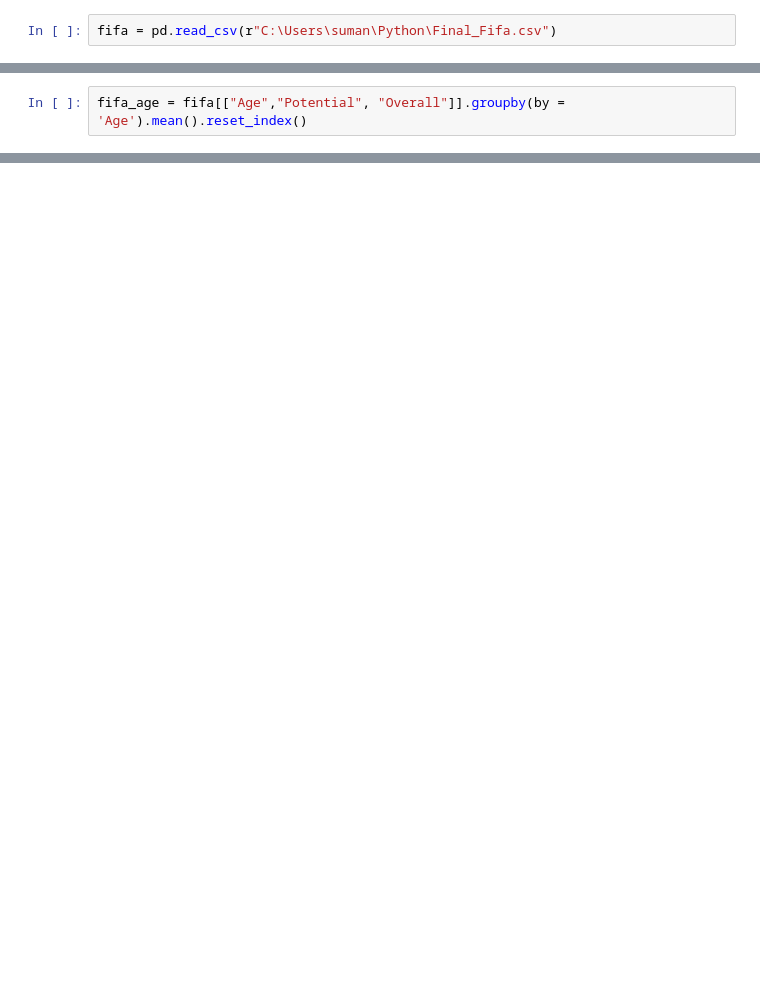
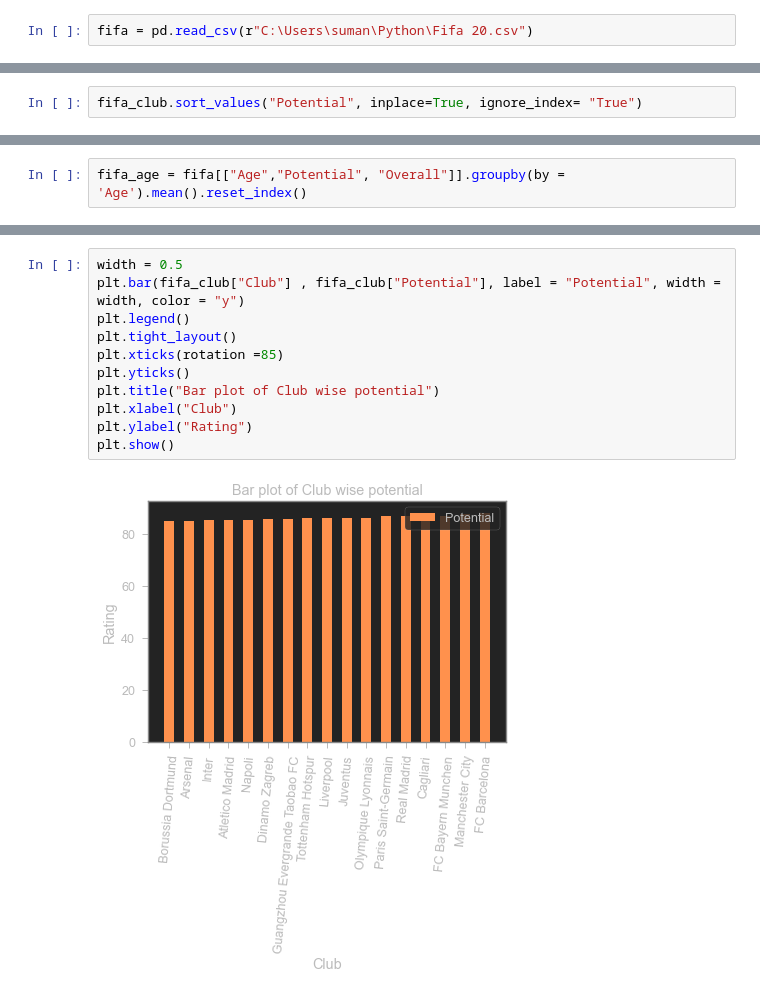
Before and after one commit to sumanravik/Fifa20, a Jupyter notebook: Fifa EDA.ipynb, the cells around one changed output, grey strips where cells are left out. Cells and saved outputs as stored; diff of their text form; blank space fills up the shorter version.

```diff
--- a/Fifa EDA.ipynb
+++ b/Fifa EDA.ipynb
@@ -4,5 +6,5 @@ import matplotlib.pyplot as plt
 # %%
-fifa = pd.read_csv(r"C:\Users\suman\Python\Final_Fifa.csv")
+fifa = pd.read_csv(r"C:\Users\suman\Python\Fifa 20.csv")
 # %%
 pd.set_option("display.max_rows",500)
 pd.set_option('display.max_columns', 200)
@@ -23,3 +30,5 @@ fifa_club
+# %%
+fifa_club.sort_values("Potential", inplace=True, ignore_index= "True")
 # %%
 # Create the figure and axes objects
 fig, ax = plt.subplots(figsize=(10, 6))
@@ -69,0 +129,13 @@ plt.show()
+# %%
+width = 0.5
+plt.bar(fifa_club["Club"] , fifa_club["Potential"], label = "Potential", width = width, color = "y")
+plt.legend()
+plt.tight_layout()
+plt.xticks(rotation =85)
+plt.yticks()
+plt.title("Bar plot of Club wise potential")
+plt.xlabel("Club")
+plt.ylabel("Rating")
+plt.show()
+# %% [output]
+[figure, added]
```
Also changed, not shown: parts of 11 cells of this notebook.
